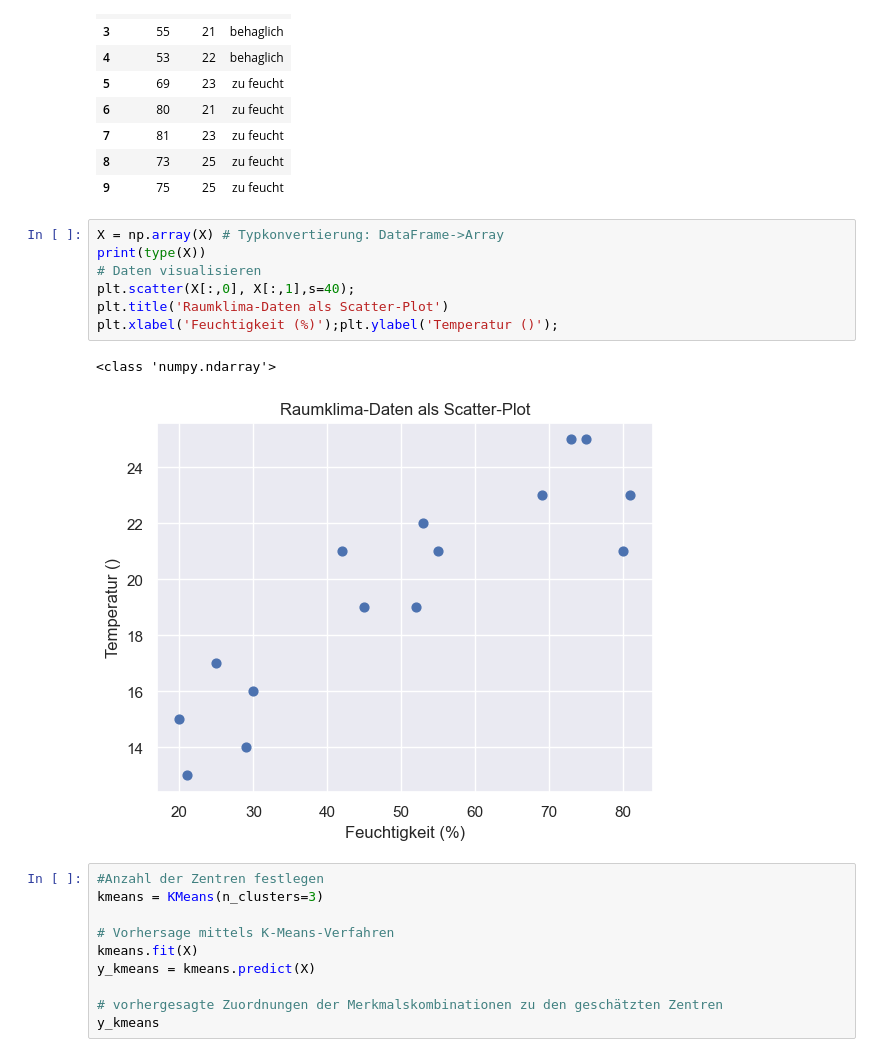
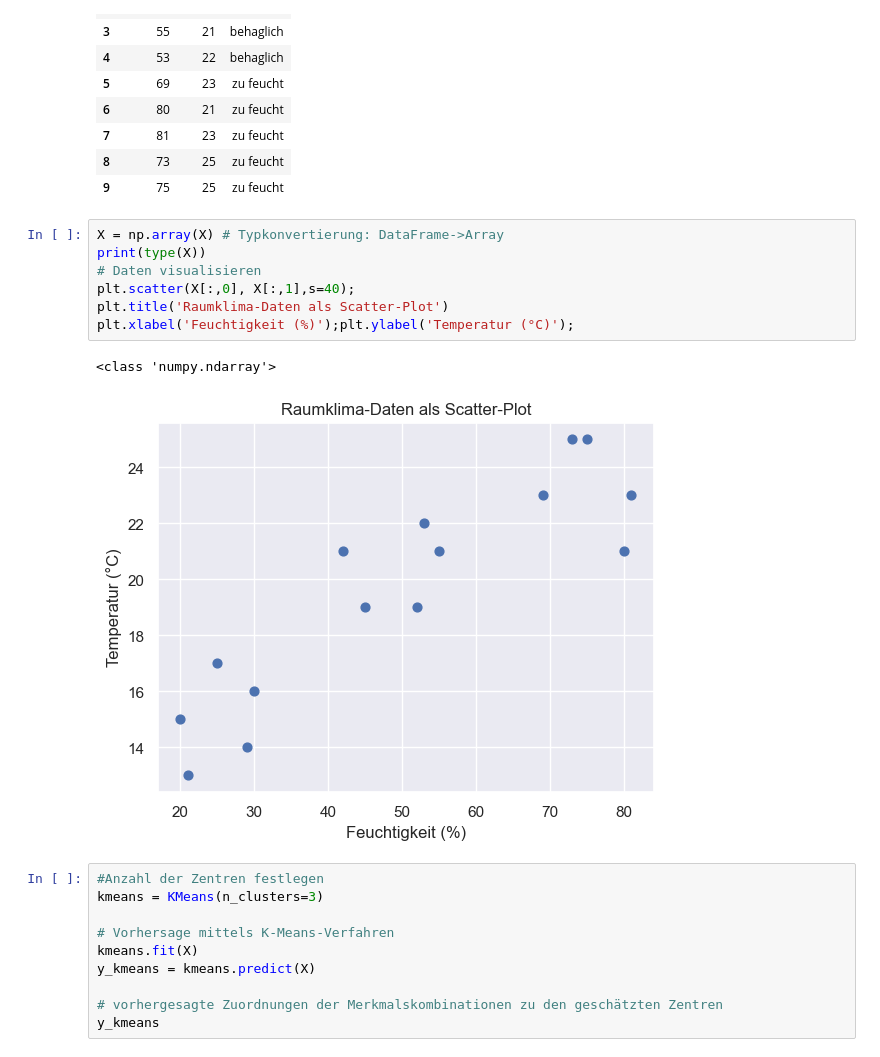
Before and after one commit to FrankCastlepancakes/ClusteringScikitLearn, a Jupyter notebook: notebook.ipynb, the cells around one changed output. Saved outputs shown, nothing was run; the diff lists cells and outputs as text.

```diff
--- a/notebook.ipynb
+++ b/notebook.ipynb
@@ -33,13 +33,13 @@ klima_data.head(10)
 # %%
 X = np.array(X) # Typkonvertierung: DataFrame->Array
 print(type(X))
 # Daten visualisieren
 plt.scatter(X[:,0], X[:,1],s=40);
 plt.title('Raumklima-Daten als Scatter-Plot')
-plt.xlabel('Feuchtigkeit (%)');plt.ylabel('Temperatur ()');
+plt.xlabel('Feuchtigkeit (%)');plt.ylabel('Temperatur (°C)');
 # %% [output]
 <class 'numpy.ndarray'>
-[figure, old version]
+[figure, new version]
 # %%
 #Anzahl der Zentren festlegen
 kmeans = KMeans(n_clusters=3)
```
Also changed, not shown: parts of 1 cell of this notebook, 2 other files.
